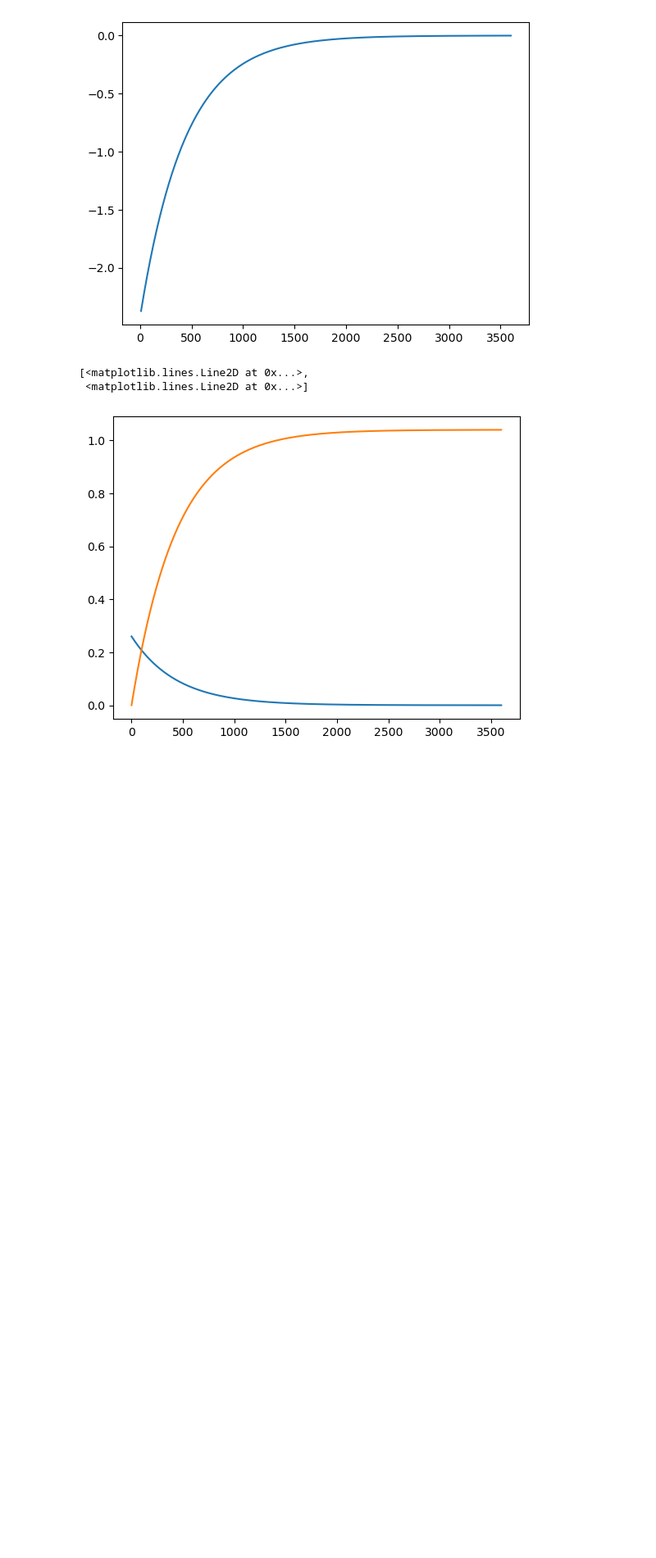
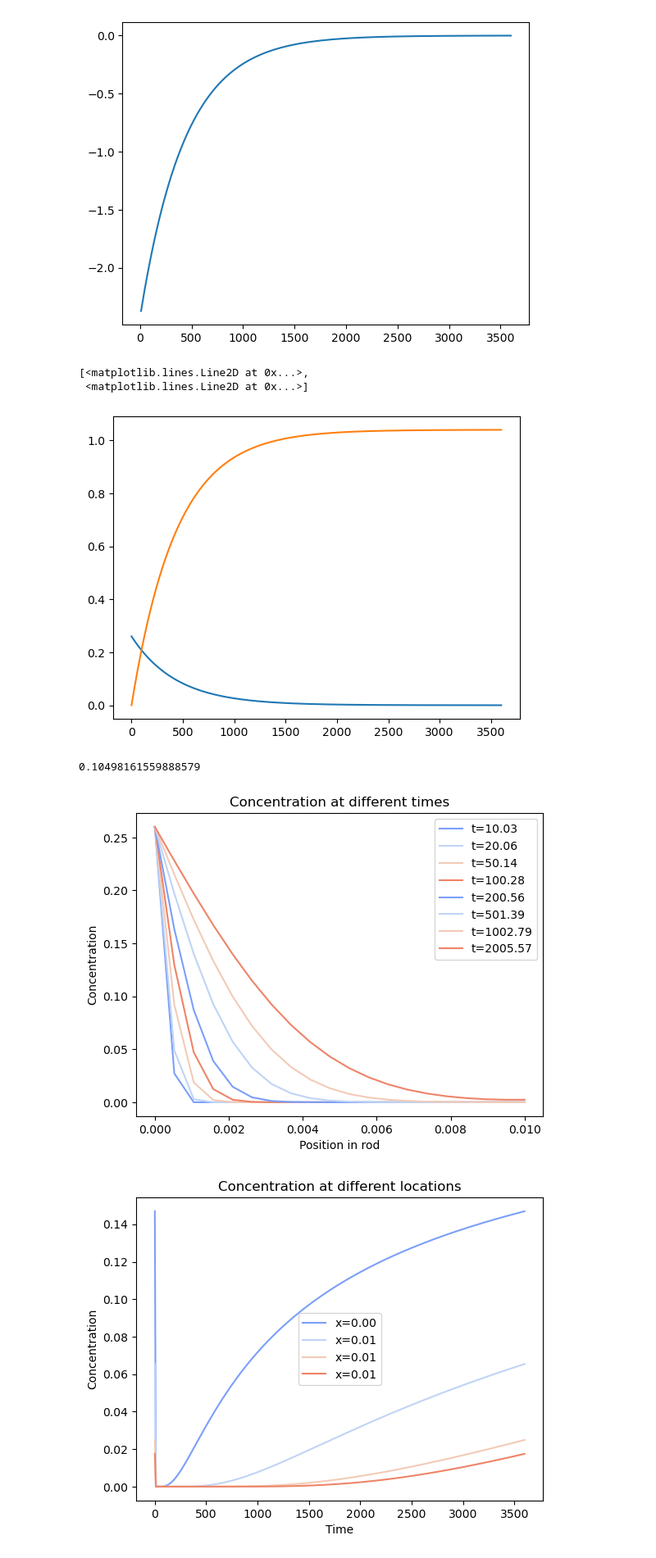
Before and after one commit to Delaw1/Electrodeposition, a Jupyter notebook: Current and O2, OH concentration at the surface of the electrode-Copy1.ipynb, the cells around one changed output. Shown: that part at 82% size. Drawn from its saved outputs; the diff is of its cells as text; code cells hidden in the pictures; blank space fills up the shorter version.

```diff
--- a/Current and O2, OH concentration at the surface of the electrode-Copy1.ipynb
+++ b/Current and O2, OH concentration at the surface of the electrode-Copy1.ipynb
@@ -72,3 +93,64 @@ x_step = np.arange(0,60.001*60,step_x)
 for i,t in enumerate(time_step):
     for j,x in enumerate(x_step):
         cO2[i,j]= R(x_step)**2/DO2 + cO2[i,j-1]
+# %%
+N = 20  # number of points to discretize
+L = 0.01
+X = np.linspace(0, L, N)  # position along the rod
+h = L / (N - 1)  # discretization spacing
+
+C0t = 0.26  # concentration at x = 0
+D = 2.9*10**-9  # Diffusivity.  (Try increasing this to 0.028 or higher....)
+
+tfinal = 3600
+Ntsteps = 360
+dt = tfinal / (Ntsteps-1)
+t = np.linspace(0, tfinal, Ntsteps)
+
+alpha = D * dt / h**2
+print(alpha)
+
+C_xt = []  # container for all the time steps
+R=0.0005914625586516863
+# initial condition at t = 0
+C = np.zeros(X.shape)
+C[0] = C0t
+
+C_xt += [C]
+
+for j in range(1, Ntsteps):
+    N = np.zeros(C.shape)
+    N[0] = C0t
+    N[1:-1] = alpha * C[2:] + (1 - 2 * alpha) * C[1:-1] + alpha * C[0:-2] #+ (R*Ntsteps)
+    N[-1] = N[-2]  # derivative boundary condition flux = 0
+    C[:] = N
+    C_xt += [N]
+
+    # plot selective solutions
+    # sns.set_palette(sns.color_palette("coolwarm",10))
+    if j in [1, 2, 5, 10, 20, 50, 100, 200, 500]:
+        plt.plot(X, N, label="t={0:1.2f}".format(t[j]))
+
+plt.xlabel("Position in rod")
+plt.ylabel("Concentration")
+plt.title("Concentration at different times")
+plt.legend(loc="best")
+plt.show()
+
+
+C_xt = np.array(C_xt)
+plt.figure()
+# sns.set_palette(sns.color_palette("coolwarm",4))
+plt.plot(t, C_xt[:, 5], label="x={0:1.2f}".format(X[5]))
+plt.plot(t, C_xt[:, 10], label="x={0:1.2f}".format(X[10]))
+plt.plot(t, C_xt[:, 15], label="x={0:1.2f}".format(X[15]))
+plt.plot(t, C_xt[:, 19], label="x={0:1.2f}".format(X[19]))
+plt.legend(loc="best")
+plt.xlabel("Time")
+plt.ylabel("Concentration")
+plt.title("Concentration at different locations")
+plt.show()
+# %% [output]
+0.10498161559888579
+[figure, added]
+[figure, added]
```
Also changed, not shown: parts of 3 cells of this notebook.
